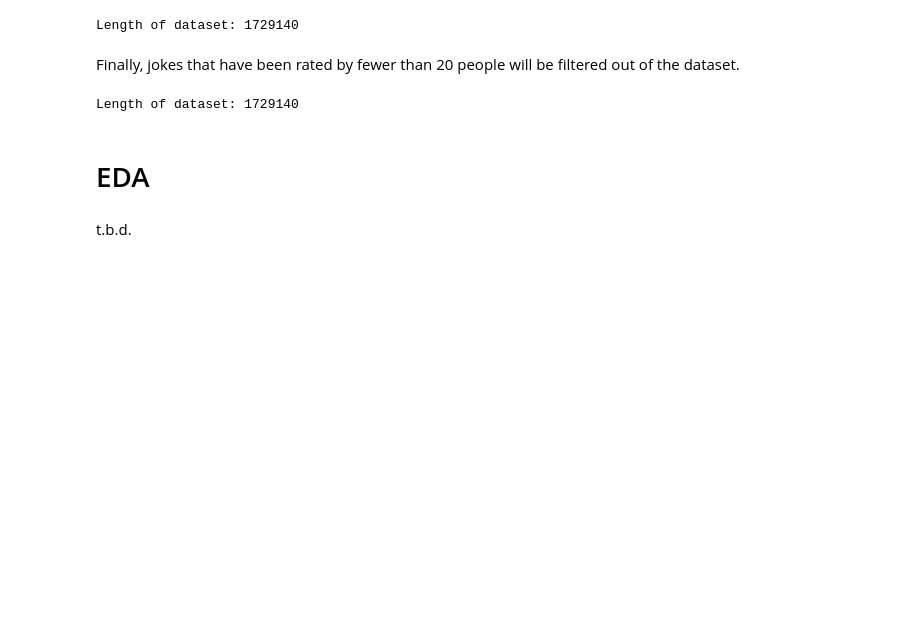
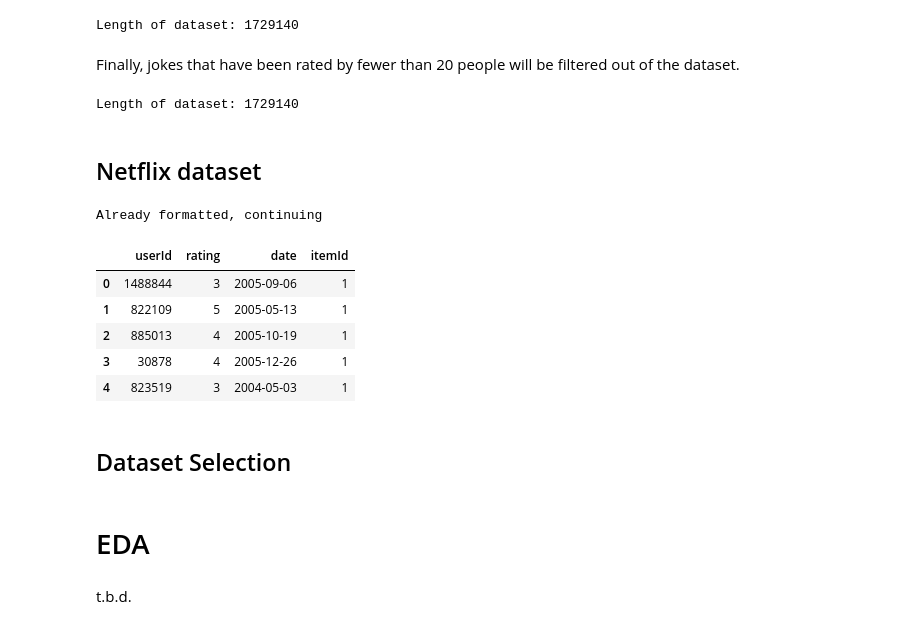
Before and after one commit to ValentijnBraun/RecSys_SDM, a Jupyter notebook: RecSys_Jester_KNN_ValentijnBraun.ipynb, the cells around one changed output. Drawn from its saved outputs; the diff is of its cells as text; code cells hidden in the pictures; blank space fills up the shorter version.

```diff
--- a/RecSys_Jester_KNN_ValentijnBraun.ipynb
+++ b/RecSys_Jester_KNN_ValentijnBraun.ipynb
@@ -90,3 +91,45 @@ filtered_jester_df = filtered_jester_df[filtered_jester_df['itemId'].isin(jester
 print('Length of dataset:',len(filtered_jester_df))
 # %% [output]
 Length of dataset: 1729140
+# %% [markdown]
+## Netflix dataset
+# %%
+directory = "/Users/vbraun/Downloads/training_set/"
+# %%
+def movieId_to_source():
+    x = 0
+    string = ","+str(x)
+    for filename in os.listdir(directory):
+        with open(os.path.join(directory, filename), 'r') as f:
+            if(f.readlines()[0] == '1:,1\n'):
+                print('Already formatted, continuing')
+                return
+            else:
+                file_lines = [''.join([x.strip(), string, '\n']) for x in f.readlines()]
+        with open(os.path.join(directory, filename), 'w') as f:
+            f.writelines(file_lines)
+    return
+# %%
+movieId_to_source()
+movie_df = pd.concat(pd.read_csv(os.path.join(directory, fname), skiprows=1,header=None) for fname in os.listdir(directory)).rename(columns={0:'userId',1:'rating',2:'date',3:'itemId'})
+display(movie_df.head(5))
+movie_df = movie_df.drop(columns='date')
+debugging = True
+if debugging == True:
+    filtered_movie_df = movie_df[movie_df['itemId'] <= 100]
+else:
+    filtered_movie_df = movie_df
+filtered_movie_count = filtered_movie_df[['itemId','userId']].groupby('itemId').count().reset_index().rename(columns={'userId':'user_count'})
+filtered_user_count = filtered_movie_df[['itemId','userId']].groupby('userId').count().reset_index().rename(columns={'itemId':'item_count'})
+filtered_movie_df = filtered_movie_df[filtered_movie_df['userId'].isin(filtered_user_count[filtered_user_count['item_count']/len(filtered_movie_count) > 0.05]['userId'])]
+filtered_movie_df = filtered_movie_df[filtered_movie_df['itemId'].isin(filtered_movie_count[filtered_movie_count['user_count']>50]['itemId'])]
+# %% [output]
+Already formatted, continuing
+|  | userId | rating | date | itemId |
+| 0 | 1488844 | 3 | 2005-09-06 | 1 |
+| 1 | 822109 | 5 | 2005-05-13 | 1 |
+| 2 | 885013 | 4 | 2005-10-19 | 1 |
+| 3 | 30878 | 4 | 2005-12-26 | 1 |
+| 4 | 823519 | 3 | 2004-05-03 | 1 |
+# %% [markdown]
+## Dataset Selection
```
Also changed, not shown: parts of 11 cells of this notebook.
